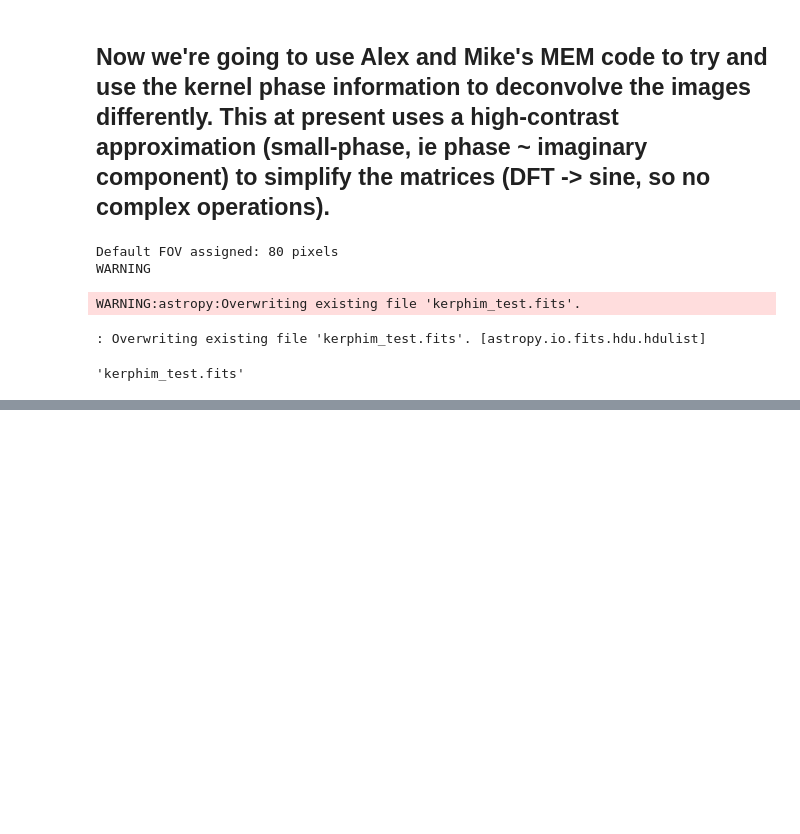
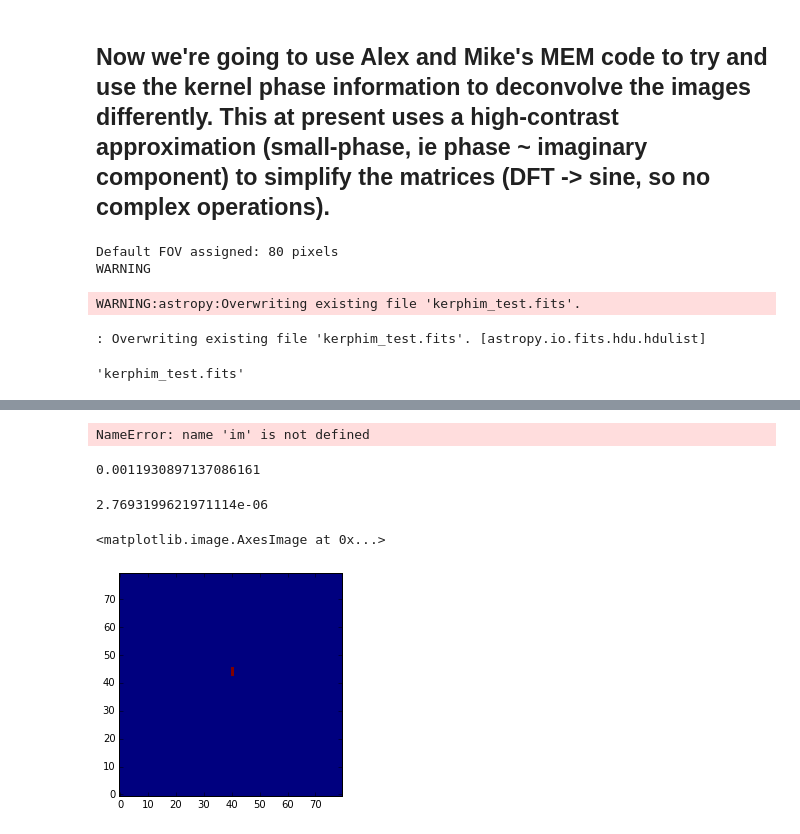
Before and after one commit to benjaminpope/pysco, a Jupyter notebook: analysis.ipynb, the cells around one changed output, grey strips where cells are left out. Cells and saved outputs as stored; diff of their text form; code cells hidden in the pictures; blank space fills up the shorter version.

```diff
--- a/analysis.ipynb
+++ b/analysis.ipynb
@@ -342,0 +347,17 @@ Total contrast (mags): 5.32997236383
+# %%
+im.mean()
+# %% [output]
+NameError: name 'im' is not defined
+# %%
+im.max()
+# %% [output]
+0.0011930897137086161
+# %%
+im.min()
+# %% [output]
+2.7693199621971114e-06
+# %%
+plt.imshow(im>im.max()/2.)
+# %% [output]
+<matplotlib.image.AxesImage at 0x...>
+[figure, added]
```
Also changed, not shown: parts of 3 cells of this notebook, 1 other file.
